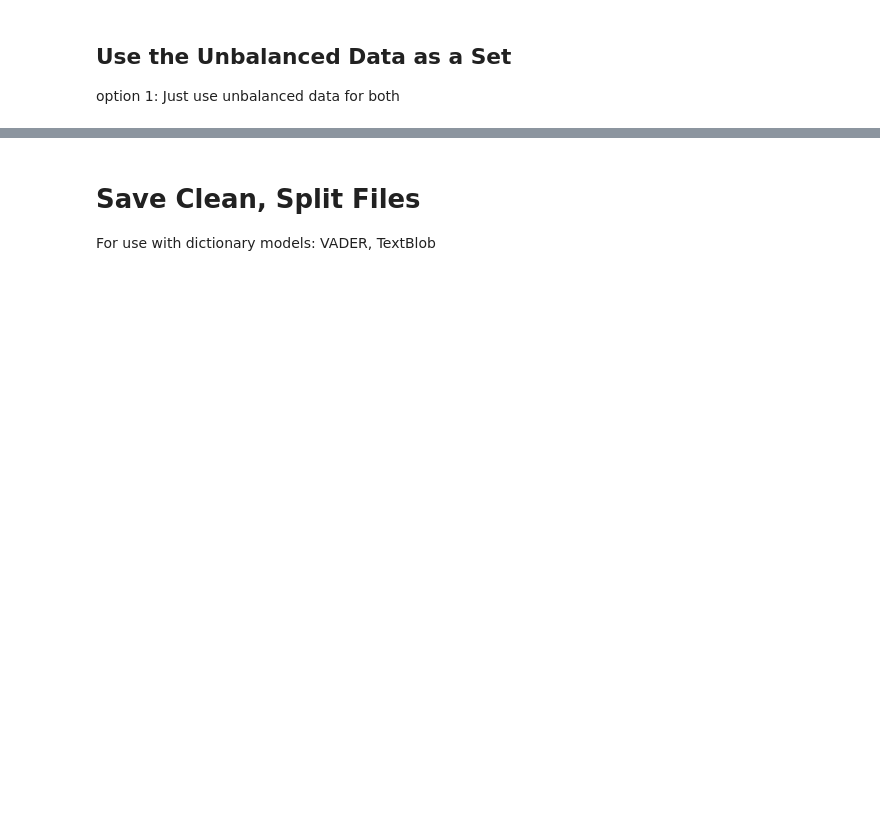
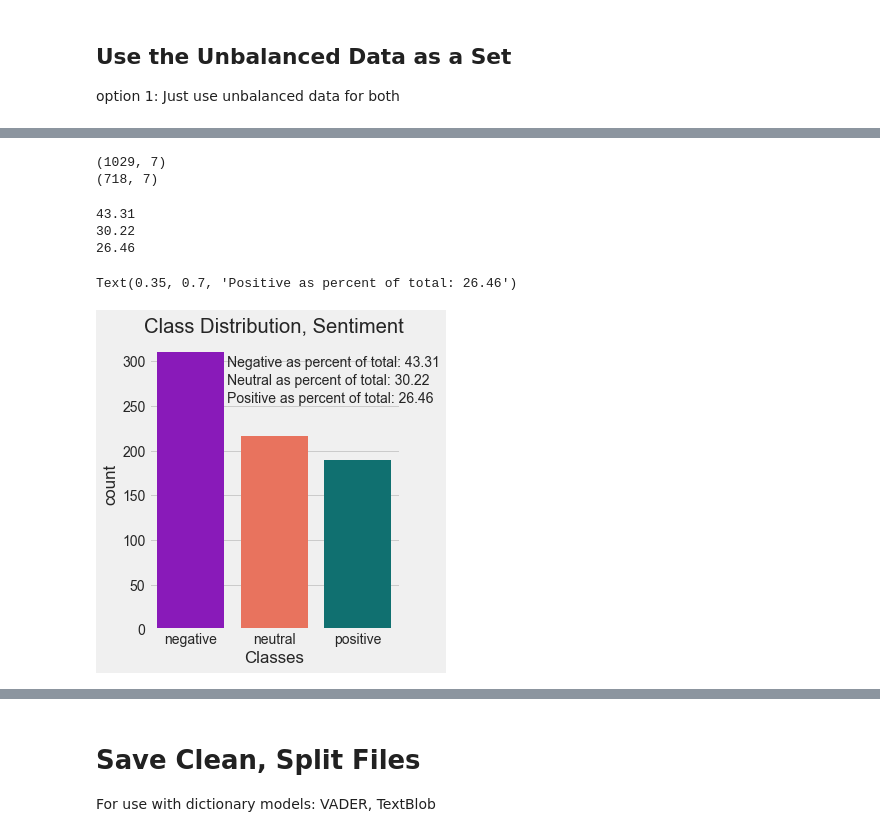
Before and after one commit to loopyQueen/RefugeeSentiment, a Jupyter notebook: dataSplitBalance.ipynb, the cells around one changed output, grey strips where cells are left out. Saved outputs shown, nothing was run; the diff lists cells and outputs as text; code cells hidden in the pictures; blank space fills up the shorter version.

Commit message:
made undersample datasest

```diff
--- a/dataSplitBalance.ipynb
+++ b/dataSplitBalance.ipynb
@@ -310,0 +300,5 @@ This is an option to try if I get bad results with downsampling.
+# %%
+temp_y = y_train_sent[["label_sent", "y_sent", "label_stance", "y_stance"]]
+temp_data = pd.concat([x_train, temp_y], axis=1)  # x_train, x_test, y_train_sent, y_test_sent
+print(temp_data.shape)
+temp_data.tail()
@@ -330,2 +343,7 @@ Steps:
 2. Train/Val split, 80/20%
 3. Save with "under_" prefix
+# %%
+# Make a copy of temp_data that we can delete from
+temp_under = temp_data.copy()
+print(temp_under.shape)
+print(list(temp_under.columns))
@@ -331,0 +383,42 @@ Steps:
+# %%
+# drop rows from temp_under using the list  df.drop(df.index[[1,3]])
+print(temp_under.shape)
+temp_under.drop(temp_under.index[label_list], axis=0, inplace=True)
+print(temp_under.shape)
+# %% [output]
+(1029, 7)
+(718, 7)
+# %%
+# see if it worked
+under_ct = len(temp_under['y_sent'])
+neg_ct, neu_ct, pos_ct = 0, 0, 0
+for i in temp_under['y_sent']:
+    if i == 0:
+        neg_ct += 1
+    if i == 1:
+        neu_ct += 1
+    if i == 2:
+        pos_ct += 1
+
+neg_perct = round((neg_ct/under_ct)*100, 2)
+neu_perct = round((neu_ct/under_ct)*100, 2)
+pos_perct = round((pos_ct/under_ct)*100, 2)
+print(neg_perct)
+print(neu_perct)
+print(pos_perct)
+
+#plot class distribution
+plt.figure(figsize=(4, 5))
+plot_colors = ['darkviolet','tomato', 'teal']
+sns.countplot(x=temp_under["y_sent"], palette=plot_colors).set_xticklabels(["negative", "neutral", "positive"])
+plt.xlabel('Classes')
+plt.title('Class Distribution, Sentiment')
+plt.figtext(.35, .8, "Negative as percent of total: {}".format(neg_perct))
+plt.figtext(.35, .75, "Neutral as percent of total: {}".format(neu_perct))
+plt.figtext(.35, .7, "Positive as percent of total: {}".format(pos_perct))
+# %% [output]
+43.31
+30.22
+26.46
+Text(0.35, 0.7, 'Positive as percent of total: 26.46')
+[figure, added]
```
Also changed, not shown: parts of 23 cells of this notebook, 8 other files.
